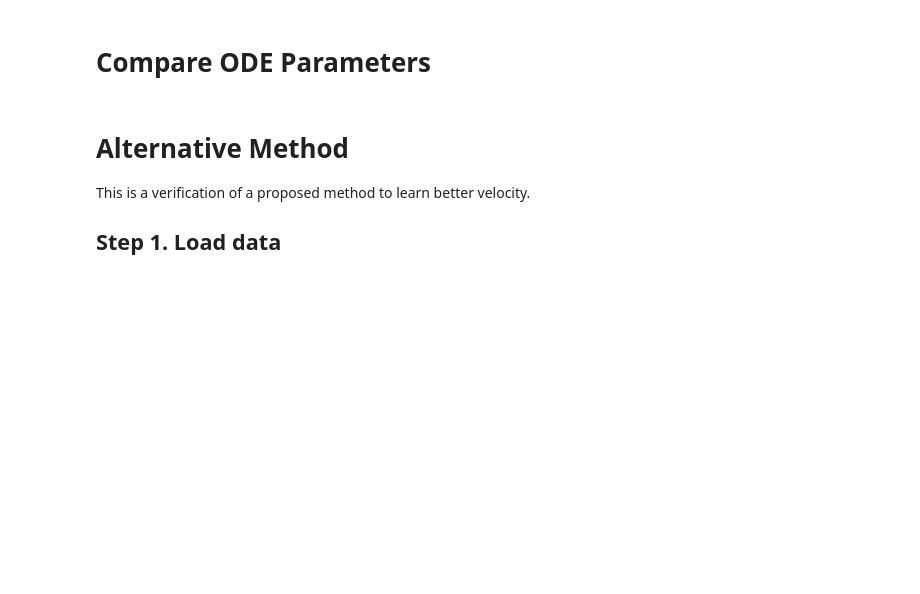
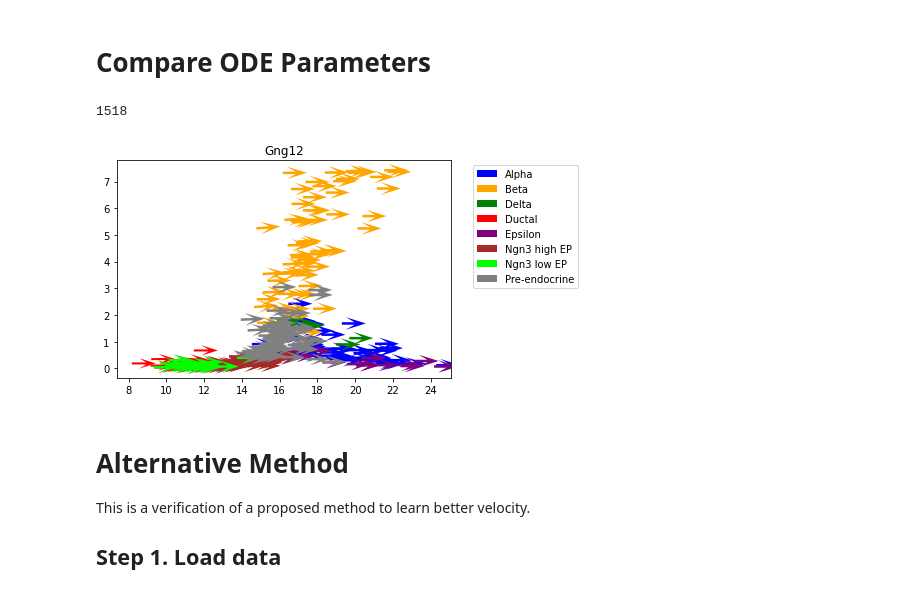
Before and after one commit to welch-lab/VeloVAE, a Jupyter notebook: notebooks/velocity_debug.ipynb, the cells around one changed output. Cells and saved outputs as stored; diff of their text form; code cells hidden in the pictures; blank space fills up the shorter version.

```diff
--- a/notebooks/velocity_debug.ipynb
+++ b/notebooks/velocity_debug.ipynb
@@ -78,24 +76,27 @@ np.convolve([1,2,3], [0.2,0.8])
 # %%
-name='Smoc1'
+name='Gng12'
 gidx = np.where(adata.var_names==name)[0][0]
 #gidx = 862
 name = adata.var_names[gidx]
 v = V[:, gidx]
 u = U[:, gidx]
 s = S[:, gidx]
 t = adata.obs[f"vanillapp_time"].to_numpy()
 dt = 1.0
 s_ = s + v*dt
 print(np.sum(s_-s<0))
 fig, ax = plt.subplots()
 #ax.plot(t, s, '.', label='s')
 #ax.plot(t, s_, '.', label='s+v*dt')
 for i,x in enumerate(cell_types):
     ax.quiver(t[cell_labels==x][::10], s[cell_labels==x][::10], dt*np.ones((len(t[cell_labels==x][::10]))), v[cell_labels==x][::10]*dt, angles='xy', scale=3.0, scale_units='inches', headwidth=5.0, headlength=8.0, color=colors[i], label=x)
 ax.set_title(name)
 ax.legend(bbox_to_anchor=(1.05,1.0), loc='upper left')
 fig.show()
 fig.savefig(figure_path+f'/{name}_{key}_vel.png', bbox_inches='tight')
+# %% [output]
+1518
+[figure, added]
 # %%
 uhat, shat = U[:, gidx], S[:, gidx]
 u, s = adata.layers['Mu'][:,gidx].squeeze(), adata.layers['Ms'][:,gidx].squeeze()
```
Also changed, not shown: parts of 6 cells of this notebook, 1 other file.
